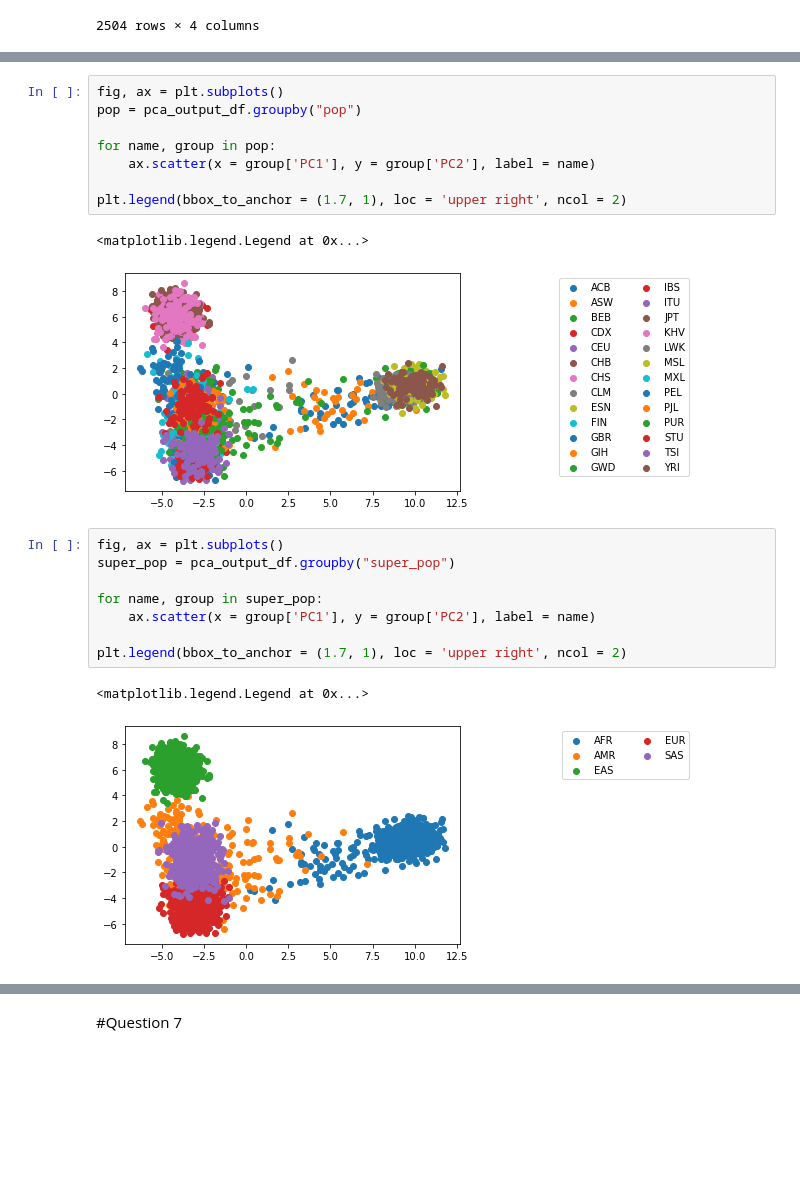
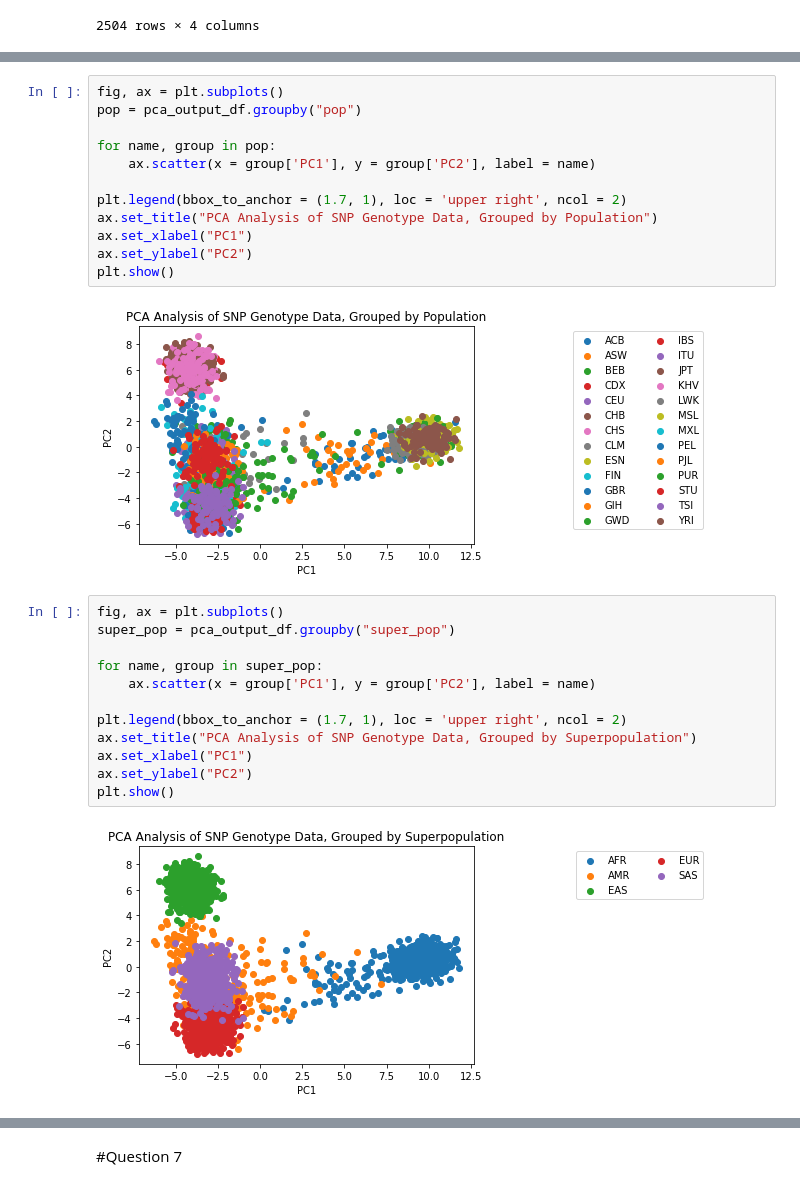
Before and after one commit to AustinChiappetta/qbb2020-answers, a Jupyter notebook: day2-homework/day2-homework_exercises.py.ipynb, the cells around one changed output, grey strips where cells are left out. Cells and saved outputs as stored; diff of their text form; blank space fills up the shorter version.

```diff
--- a/day2-homework/day2-homework_exercises.py.ipynb
+++ b/day2-homework/day2-homework_exercises.py.ipynb
@@ -332,14 +335,17 @@ pca_output_df
 # %%
 fig, ax = plt.subplots()
 pop = pca_output_df.groupby("pop")
 
 for name, group in pop:
     ax.scatter(x = group['PC1'], y = group['PC2'], label = name)
 
 plt.legend(bbox_to_anchor = (1.7, 1), loc = 'upper right', ncol = 2)
+ax.set_title("PCA Analysis of SNP Genotype Data, Grouped by Population")
+ax.set_xlabel("PC1")
+ax.set_ylabel("PC2")
+plt.show()
 # %% [output]
-<matplotlib.legend.Legend at 0x...>
-[figure, old version]
+[figure, new version]
 # %%
 fig, ax = plt.subplots()
 super_pop = pca_output_df.groupby("super_pop")
@@ -348,9 +354,12 @@ for name, group in super_pop:
     ax.scatter(x = group['PC1'], y = group['PC2'], label = name)
 
 plt.legend(bbox_to_anchor = (1.7, 1), loc = 'upper right', ncol = 2)
+ax.set_title("PCA Analysis of SNP Genotype Data, Grouped by Superpopulation")
+ax.set_xlabel("PC1")
+ax.set_ylabel("PC2")
+plt.show()
 # %% [output]
-<matplotlib.legend.Legend at 0x...>
-[figure, old version]
+[figure, new version]
 # %%
 fig, ax = plt.subplots()
 gender = pca_output_df.groupby("gender")
```
Also changed, not shown: parts of 6 cells of this notebook.
